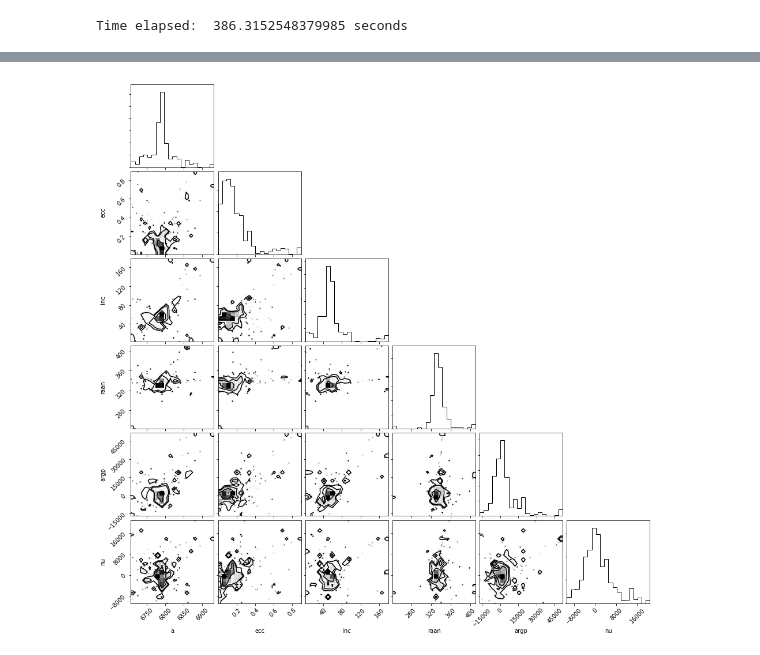
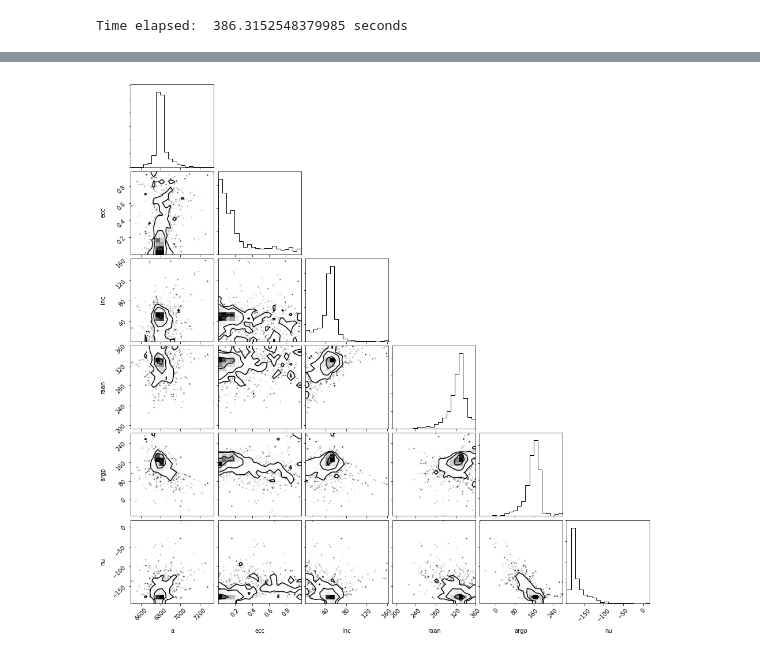
Before and after one commit to flgomezc/SatelliteOrbitsFromDoppler, a Jupyter notebook: 02 spherical earth model, no rotation.ipynb, the cells around one changed output, grey strips where cells are left out. Drawn from its saved outputs; the diff is of its cells as text; code cells hidden in the pictures.

```diff
--- a/02 spherical earth model, no rotation.ipynb
+++ b/02 spherical earth model, no rotation.ipynb
@@ -647,4 +653,4 @@ array([0.05, 0.01, 0.04, 0.05, 0.07, 0.03, 0.05, 0.08, 0.08, 0.04, 0.07,
 # %%
-samples4 = sampler4.chain[:,50:,:].reshape((-1, ndim))
+samples4 = sampler4.chain[:,0:,:].reshape((-1, ndim))
 fig      = corner.corner(samples4, labels=["a", "ecc", "inc", "raan", "argp", "nu"])
 # %% [output]
@@ -651 +658 @@ fig      = corner.corner(samples4, labels=["a", "ecc", "inc", "raan", "argp", "n
-[figure, old version]
+[figure, new version]
```
Also changed, not shown: parts of 3 cells of this notebook.
